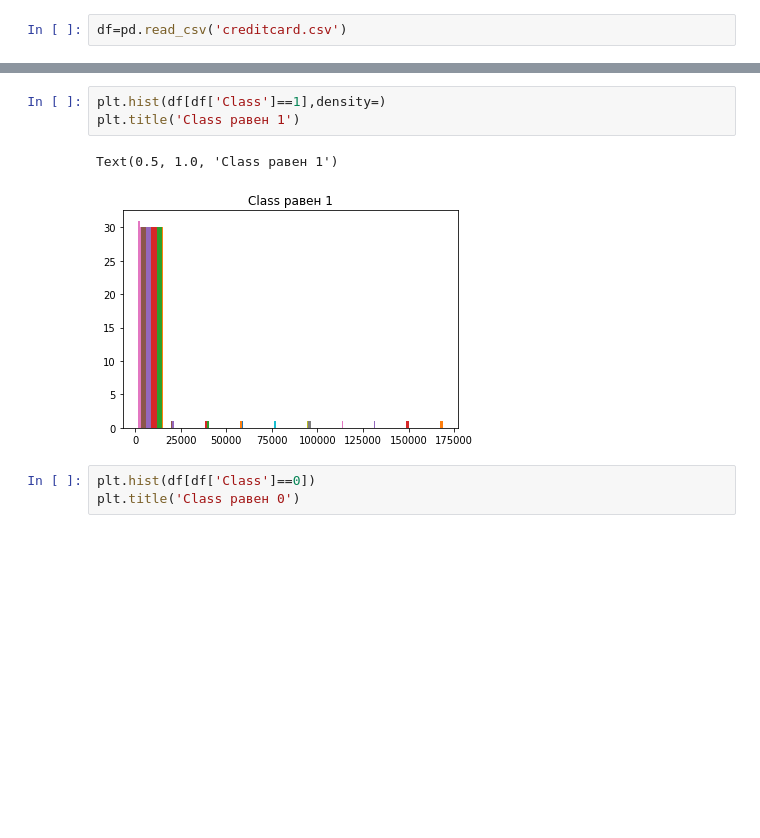
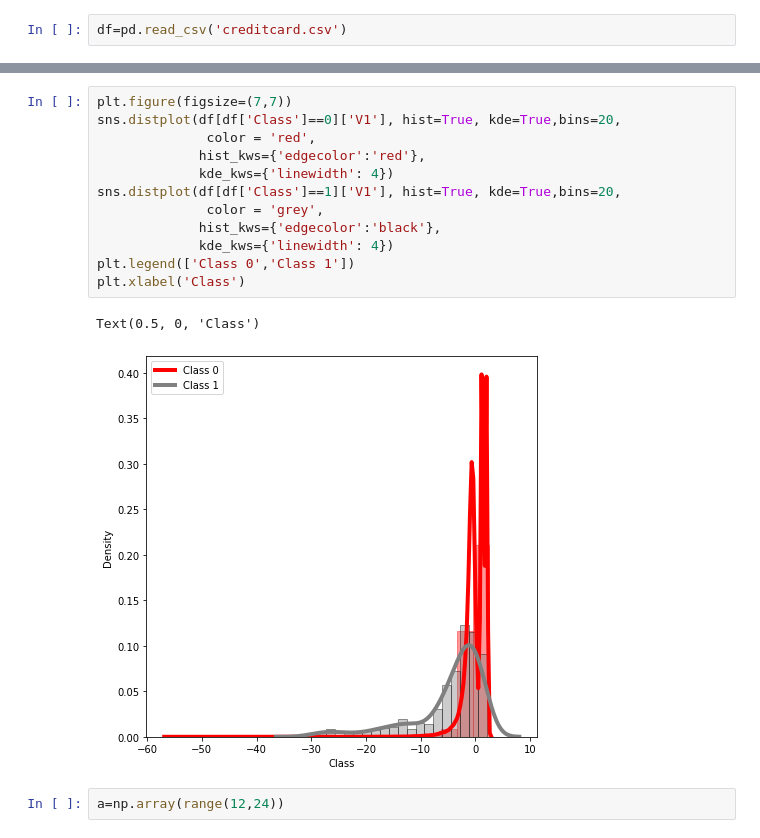
Before and after one commit to noski927/dspractise_21, a Jupyter notebook: matplot_220221.ipynb, the cells around one changed output, grey strips where cells are left out. Drawn from its saved outputs; the diff is of its cells as text; blank space fills up the shorter version.

```diff
--- a/matplot_220221.ipynb
+++ b/matplot_220221.ipynb
@@ -70,12 +76,20 @@ df.head()
 | 2 | 1.0 | -1.358354 | -1.340163 | 1.773209 | 0.379780 | -0.503198 | 1.800499 | 0.791461 | 0.247676 | -1.514654 | 0.207643 | ... |
 | 3 | 1.0 | -0.966272 | -0.185226 | 1.792993 | -0.863291 | -0.010309 | 1.247203 | 0.237609 | 0.377436 | -1.387024 | -0.054952 | ... |
 | 4 | 2.0 | -1.158233 | 0.877737 | 1.548718 | 0.403034 | -0.407193 | 0.095921 | 0.592941 | -0.270533 | 0.817739 | 0.753074 | ... |
-# %%
-plt.hist(df[df['Class']==1],density=)
-plt.title('Class равен 1')
-# %% [output]
-Text(0.5, 1.0, 'Class равен 1')
-[figure, removed]
-# %%
-plt.hist(df[df['Class']==0])
-plt.title('Class равен 0')
+# %%
+plt.figure(figsize=(7,7))
+sns.distplot(df[df['Class']==0]['V1'], hist=True, kde=True,bins=20,
+              color = 'red',
+             hist_kws={'edgecolor':'red'},
+             kde_kws={'linewidth': 4})
+sns.distplot(df[df['Class']==1]['V1'], hist=True, kde=True,bins=20,
+              color = 'grey',
+             hist_kws={'edgecolor':'black'},
+             kde_kws={'linewidth': 4})
+plt.legend(['Class 0','Class 1'])
+plt.xlabel('Class')
+# %% [output]
+Text(0.5, 0, 'Class')
+[figure, added]
+# %%
+a=np.array(range(12,24))
```
Also changed, not shown: parts of 4 cells of this notebook.
